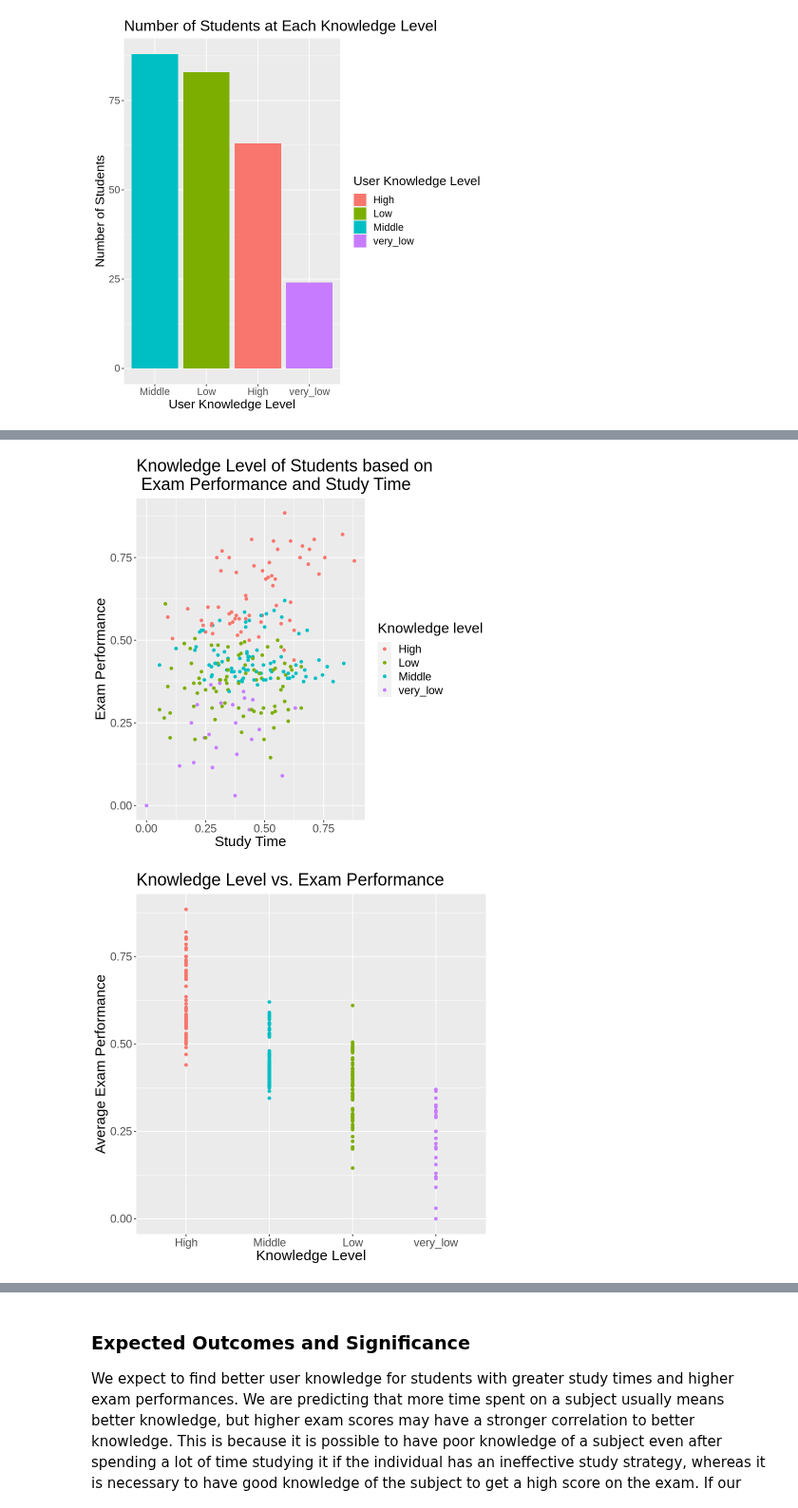
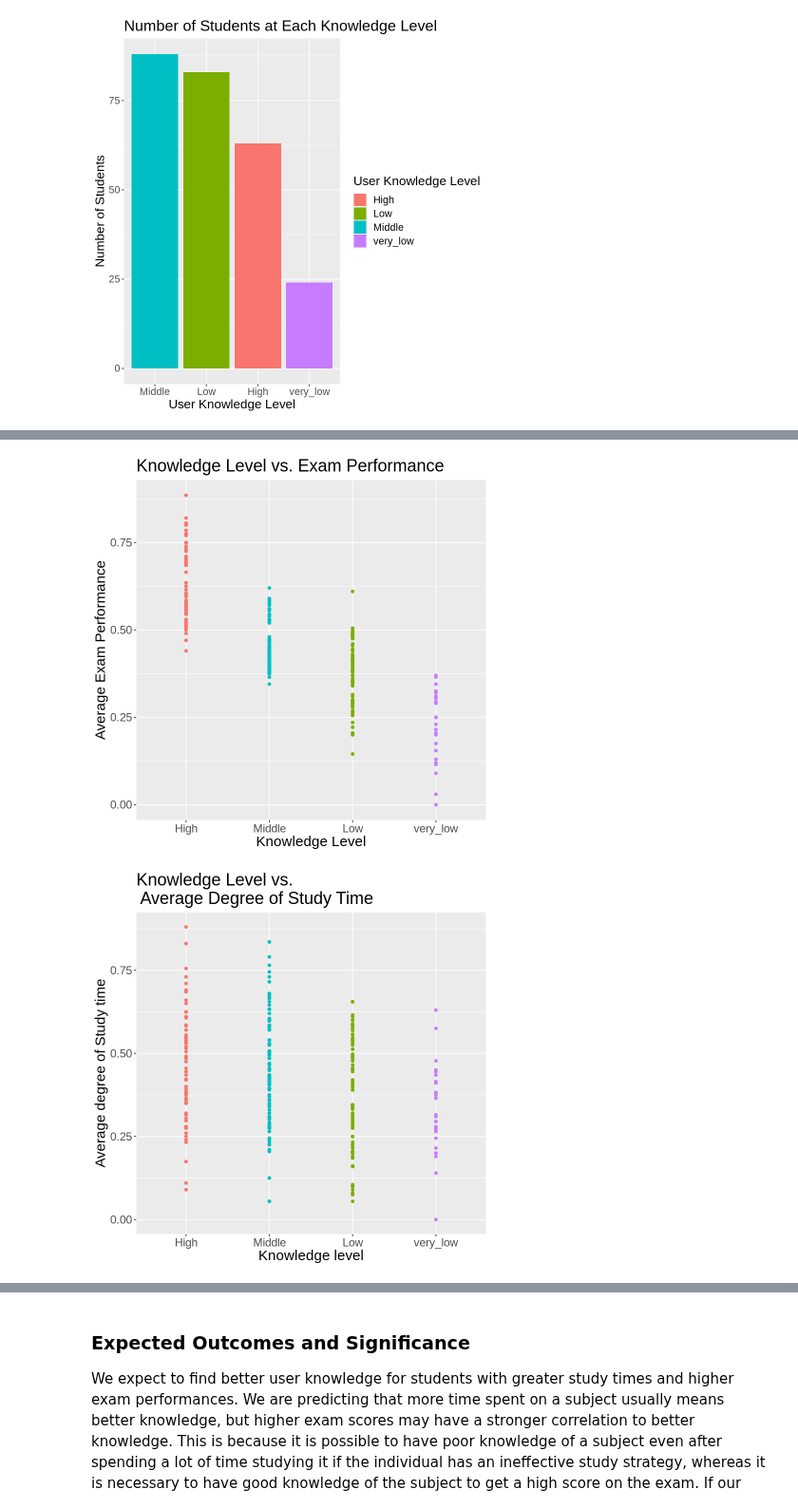
Before and after one commit to annabtse/dsci-100-2022w1-group-49, a Jupyter notebook: Group Project.ipynb, the cells around one changed output, grey strips where cells are left out. Shown at 95% size. Drawn from its saved outputs; the diff is of its cells as text; code cells hidden in the pictures.

```diff
--- a/Group Project.ipynb
+++ b/Group Project.ipynb
@@ -133,34 +131,20 @@ The data analysis method will follow the classification data flow and utilize th
 # %%
-
-training_mutated <- training_data %>%
-mutate(study_avg = ((STG + STR)/2)) %>%
-mutate(exam_avg = ((LPR + PEG)/2))
-
-training_avg_plot <- training_mutated |>
-                ggplot(aes(x = study_avg, y = exam_avg, color = UNS)) +
-                geom_point() +
-                labs(x = "Study Time", y = "Exam Performance", color = "Knowledge level",
-                     title = "Knowledge Level of Students based on \n Exam Performance and Study Time") +
-                theme(text = element_text(size=18))
-
-
 training_exam_avg_plot <- training_mutated |>
                 ggplot(aes(x = reorder(UNS,-exam_avg), y = exam_avg, color = UNS)) +
                 geom_point() +
                 labs(x = "Knowledge Level", y = "Average Exam Performance",
                      title = "Knowledge Level vs. Exam Performance") +
                 theme(text = element_text(size=18), legend.position = "none")
 
 training_study_avg_plot <- training_mutated |>
                         ggplot(aes(x = reorder(UNS, -exam_avg), y = study_avg, color = UNS)) +
                         geom_point() +
                         labs(x = "Knowledge level", y = "Average degree of Study time", color = "Knowledge level",
-                             title = "Knowledge Level vs. Average Degree of Study Time") +
+                             title = "Knowledge Level vs. \n Average Degree of Study Time") +
                         theme(text = element_text(size=18), legend.position = "none")
 
-training_avg_plot
 training_exam_avg_plot
 training_study_avg_plot
 # %% [output]
-[figure, old version]
+[figure, new version]
-[figure, old version]
+[figure, new version]
```
Also changed, not shown: parts of 11 cells of this notebook.
